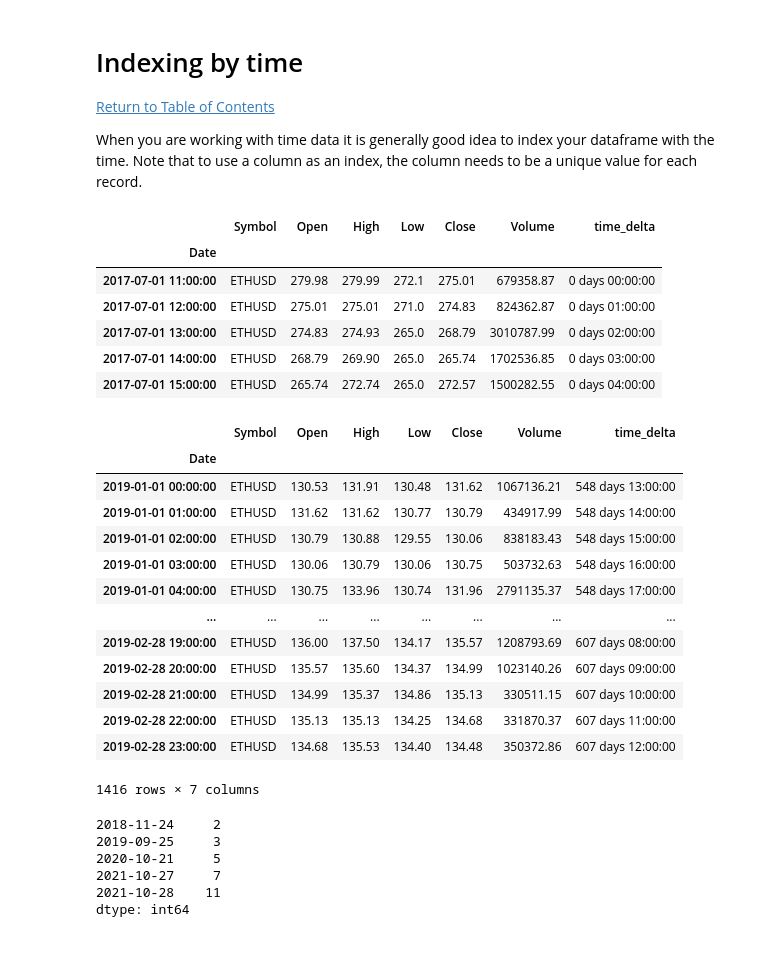
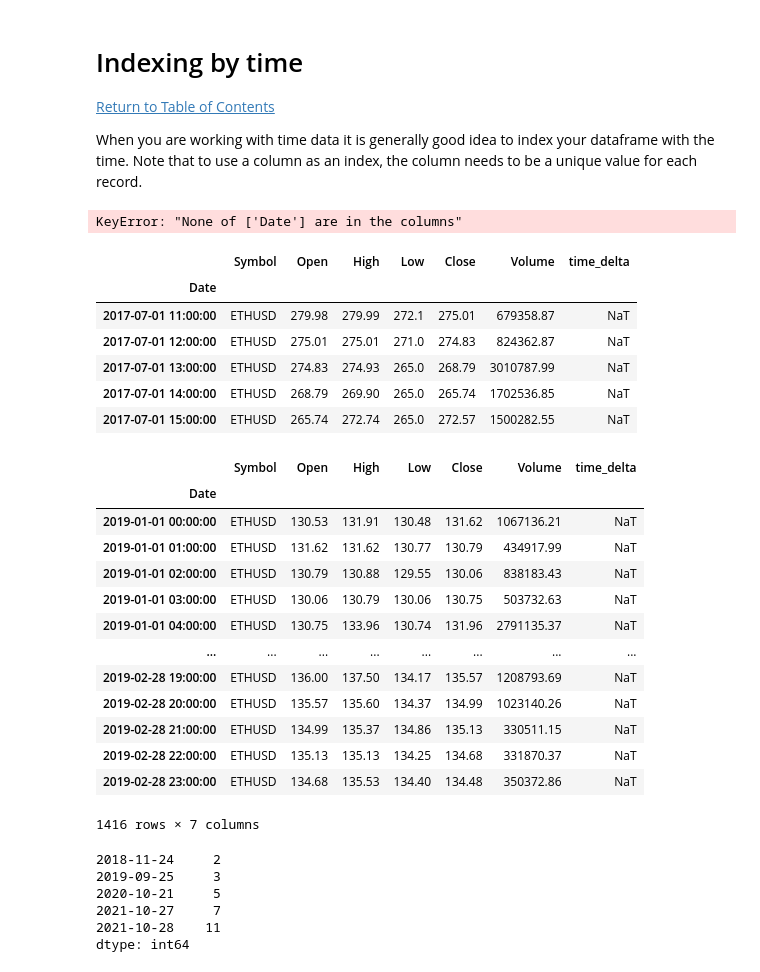
Before and after one commit to fgonzaleumbc/DATA601, a Jupyter notebook: Lecture06/15_Dates_Times.ipynb, the cells around one changed output. Cells and saved outputs as stored; diff of their text form; code cells hidden in the pictures.

```diff
--- a/Lecture06/15_Dates_Times.ipynb
+++ b/Lecture06/15_Dates_Times.ipynb
@@ -388,6 +392,6 @@ df3.Date - df3.Date.min()
 Name: Date, Length: 23674, dtype: timedelta64[ns]
 # %%
 # We can create a derived feature with the time_delta
-df3['time_delta'] = df3.Date - df3.Date.min()
-df3.head()
+df['time_delta'] = df3.Date - df3.Date.min()
+df.head()
 # %% [output]
@@ -403,40 +408,42 @@ df3.head()
 
 When you are working with time data it is generally good idea to index your dataframe with the time. Note that to use a column as an index, the column needs to be a unique value for each record.
 # %%
-# let's set the index key as 'Date' column
-df3.set_index(keys = 'Date', inplace= True)
+# let's set the index key as 'Date' column.
+df.set_index(keys = 'Date', inplace= True)
+# %% [output]
+KeyError: "None of ['Date'] are in the columns"
 # %%
-df3.sort_index(inplace = True)
+df.sort_index(inplace = True)
 # %%
-df3.head()
+df.head()
 # %% [output]
 |  | Symbol | Open | High | Low | Close | Volume | time_delta |
 | Date |  |  |  |  |  |  |  |
-| 2017-07-01 11:00:00 | ETHUSD | 279.98 | 279.99 | 272.1 | 275.01 | 679358.87 | 0 days 00:00:00 |
-| 2017-07-01 12:00:00 | ETHUSD | 275.01 | 275.01 | 271.0 | 274.83 | 824362.87 | 0 days 01:00:00 |
-| 2017-07-01 13:00:00 | ETHUSD | 274.83 | 274.93 | 265.0 | 268.79 | 3010787.99 | 0 days 02:00:00 |
-| 2017-07-01 14:00:00 | ETHUSD | 268.79 | 269.90 | 265.0 | 265.74 | 1702536.85 | 0 days 03:00:00 |
-| 2017-07-01 15:00:00 | ETHUSD | 265.74 | 272.74 | 265.0 | 272.57 | 1500282.55 | 0 days 04:00:00 |
+| 2017-07-01 11:00:00 | ETHUSD | 279.98 | 279.99 | 272.1 | 275.01 | 679358.87 | NaT |
+| 2017-07-01 12:00:00 | ETHUSD | 275.01 | 275.01 | 271.0 | 274.83 | 824362.87 | NaT |
+| 2017-07-01 13:00:00 | ETHUSD | 274.83 | 274.93 | 265.0 | 268.79 | 3010787.99 | NaT |
+| 2017-07-01 14:00:00 | ETHUSD | 268.79 | 269.90 | 265.0 | 265.74 | 1702536.85 | NaT |
+| 2017-07-01 15:00:00 | ETHUSD | 265.74 | 272.74 | 265.0 | 272.57 | 1500282.55 | NaT |
 # %%
 ## Advantage of working with a dataframe index with DatetimeIndex
-df3.head()
+df.head()
 ## now we can slice our data very easly
 ## let's get all the rows from 2019-01 to 2019-02 using the index date.
-df3['2019-01': '2019-02']
+df['2019-01': '2019-02']
 # %% [output]
 |  | Symbol | Open | High | Low | Close | Volume | time_delta |
 | Date |  |  |  |  |  |  |  |
-| 2019-01-01 00:00:00 | ETHUSD | 130.53 | 131.91 | 130.48 | 131.62 | 1067136.21 | 548 days 13:00:00 |
-| 2019-01-01 01:00:00 | ETHUSD | 131.62 | 131.62 | 130.77 | 130.79 | 434917.99 | 548 days 14:00:00 |
-| 2019-01-01 02:00:00 | ETHUSD | 130.79 | 130.88 | 129.55 | 130.06 | 838183.43 | 548 days 15:00:00 |
-| 2019-01-01 03:00:00 | ETHUSD | 130.06 | 130.79 | 130.06 | 130.75 | 503732.63 | 548 days 16:00:00 |
-| 2019-01-01 04:00:00 | ETHUSD | 130.75 | 133.96 | 130.74 | 131.96 | 2791135.37 | 548 days 17:00:00 |
+| 2019-01-01 00:00:00 | ETHUSD | 130.53 | 131.91 | 130.48 | 131.62 | 1067136.21 | NaT |
+| 2019-01-01 01:00:00 | ETHUSD | 131.62 | 131.62 | 130.77 | 130.79 | 434917.99 | NaT |
+| 2019-01-01 02:00:00 | ETHUSD | 130.79 | 130.88 | 129.55 | 130.06 | 838183.43 | NaT |
+| 2019-01-01 03:00:00 | ETHUSD | 130.06 | 130.79 | 130.06 | 130.75 | 503732.63 | NaT |
+| 2019-01-01 04:00:00 | ETHUSD | 130.75 | 133.96 | 130.74 | 131.96 | 2791135.37 | NaT |
 | ... | ... | ... | ... | ... | ... | ... | ... |
-| 2019-02-28 19:00:00 | ETHUSD | 136.00 | 137.50 | 134.17 | 135.57 | 1208793.69 | 607 days 08:00:00 |
-| 2019-02-28 20:00:00 | ETHUSD | 135.57 | 135.60 | 134.37 | 134.99 | 1023140.26 | 607 days 09:00:00 |
-| 2019-02-28 21:00:00 | ETHUSD | 134.99 | 135.37 | 134.86 | 135.13 | 330511.15 | 607 days 10:00:00 |
-| 2019-02-28 22:00:00 | ETHUSD | 135.13 | 135.13 | 134.25 | 134.68 | 331870.37 | 607 days 11:00:00 |
-| 2019-02-28 23:00:00 | ETHUSD | 134.68 | 135.53 | 134.40 | 134.48 | 350372.86 | 607 days 12:00:00 |
+| 2019-02-28 19:00:00 | ETHUSD | 136.00 | 137.50 | 134.17 | 135.57 | 1208793.69 | NaT |
+| 2019-02-28 20:00:00 | ETHUSD | 135.57 | 135.60 | 134.37 | 134.99 | 1023140.26 | NaT |
+| 2019-02-28 21:00:00 | ETHUSD | 134.99 | 135.37 | 134.86 | 135.13 | 330511.15 | NaT |
+| 2019-02-28 22:00:00 | ETHUSD | 135.13 | 135.13 | 134.25 | 134.68 | 331870.37 | NaT |
+| 2019-02-28 23:00:00 | ETHUSD | 134.68 | 135.53 | 134.40 | 134.48 | 350372.86 | NaT |
 1416 rows × 7 columns
 # %%
 # Another way of indexing a dataframe with DatetimeIndex is when you create the dataframe.
```
Also changed, not shown: parts of 19 cells of this notebook, 1 other file.
